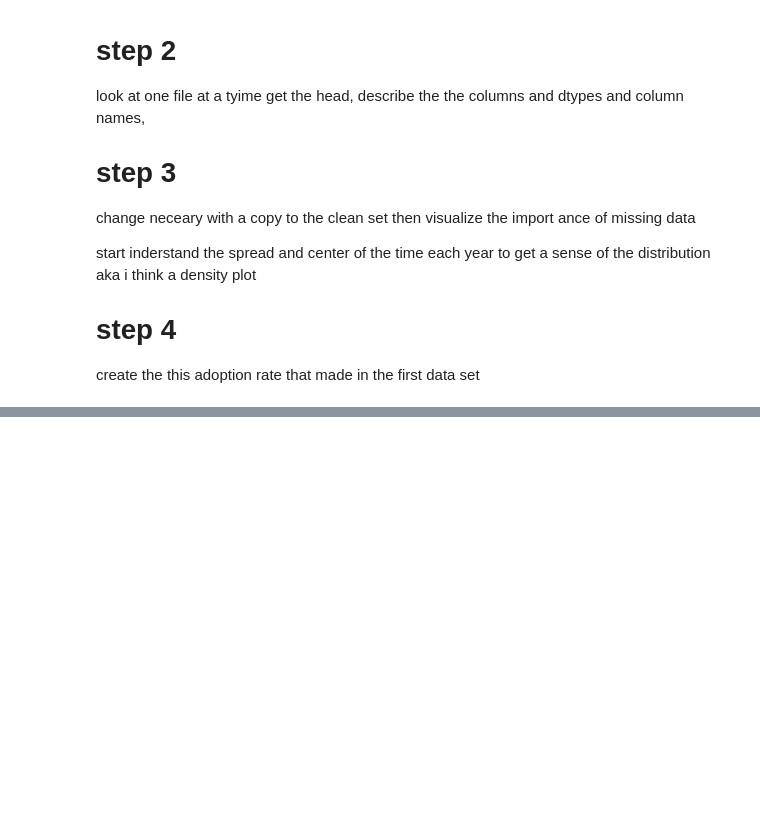
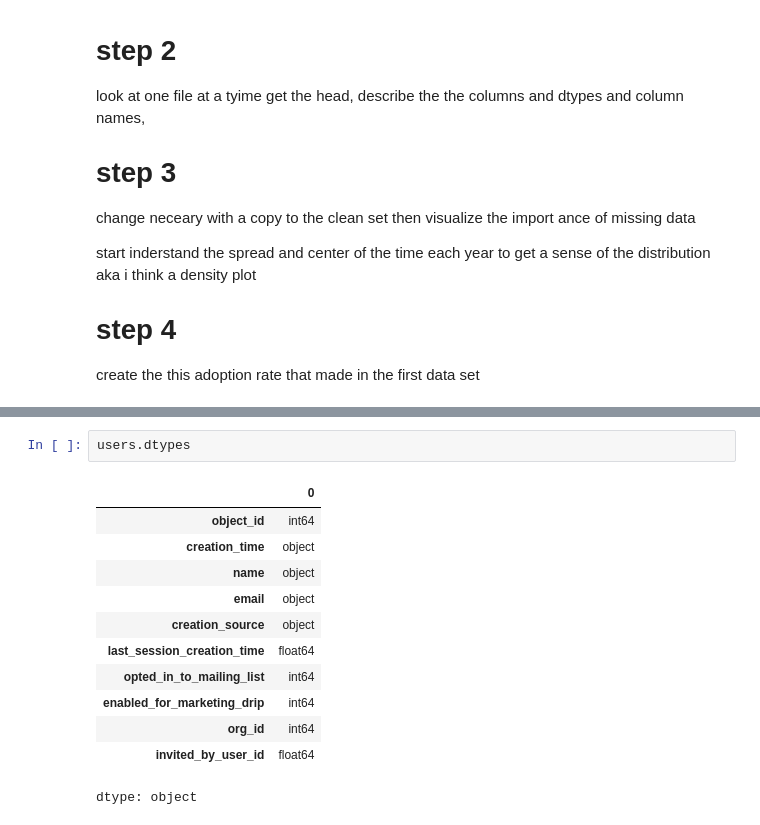
Before and after one commit to nizanhuw/Adoption_rate_project, a Jupyter notebook: relax_1/takehomefile.ipynb, the cells around one changed output, grey strips where cells are left out. Cells and saved outputs as stored; diff of their text form; blank space fills up the shorter version.

```diff
--- a/relax_1/takehomefile.ipynb
+++ b/relax_1/takehomefile.ipynb
@@ -104,0 +129,15 @@ create the this adoption rate that made in the first data set
+# %%
+users.dtypes
+# %% [output]
+|  | 0 |
+| object_id | int64 |
+| creation_time | object |
+| name | object |
+| email | object |
+| creation_source | object |
+| last_session_creation_time | float64 |
+| opted_in_to_mailing_list | int64 |
+| enabled_for_marketing_drip | int64 |
+| org_id | int64 |
+| invited_by_user_id | float64 |
+dtype: object
```
Also changed, not shown: parts of 9 cells of this notebook.
